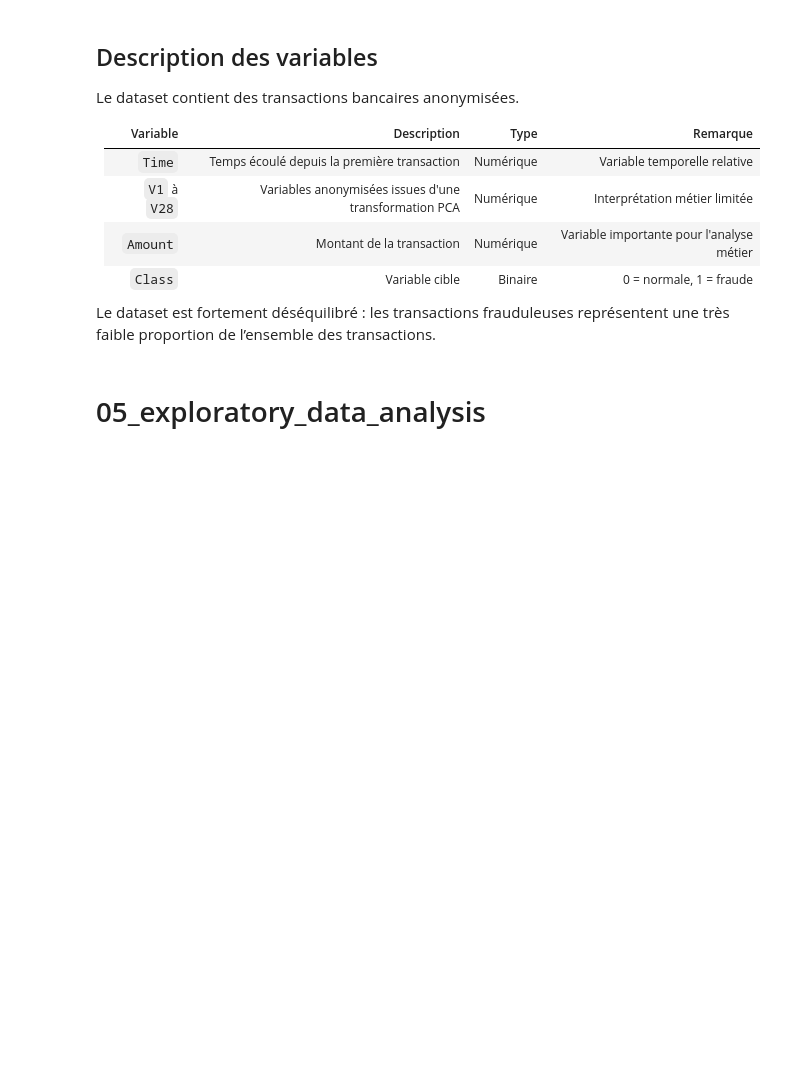
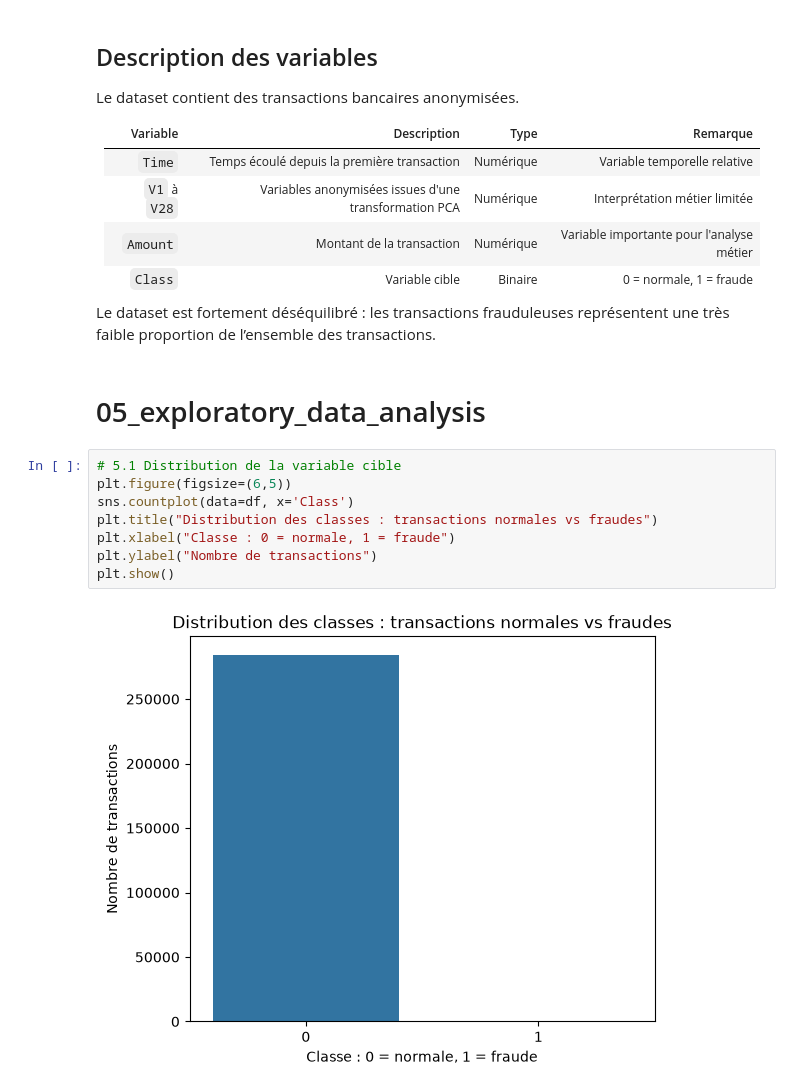
Before and after one commit to AyaQuarine/CreditCardFraud, a Jupyter notebook: notebooks/CreditCardFraud.ipynb, the cells around one changed output. Cells and saved outputs as stored; diff of their text form; blank space fills up the shorter version.

```diff
--- a/notebooks/CreditCardFraud.ipynb
+++ b/notebooks/CreditCardFraud.ipynb
@@ -247,3 +251,13 @@ Le dataset contient des transactions bancaires anonymisées.
 Le dataset est fortement déséquilibré : les transactions frauduleuses représentent une très faible proportion de l’ensemble des transactions.
 # %% [markdown]
 # 05_exploratory_data_analysis
+# %%
+# 5.1 Distribution de la variable cible
+plt.figure(figsize=(6,5))
+sns.countplot(data=df, x='Class')
+plt.title("Distribution des classes : transactions normales vs fraudes")
+plt.xlabel("Classe : 0 = normale, 1 = fraude")
+plt.ylabel("Nombre de transactions")
+plt.show()
+# %% [output]
+[figure, added]
```
Also changed, not shown: parts of 6 cells of this notebook.
